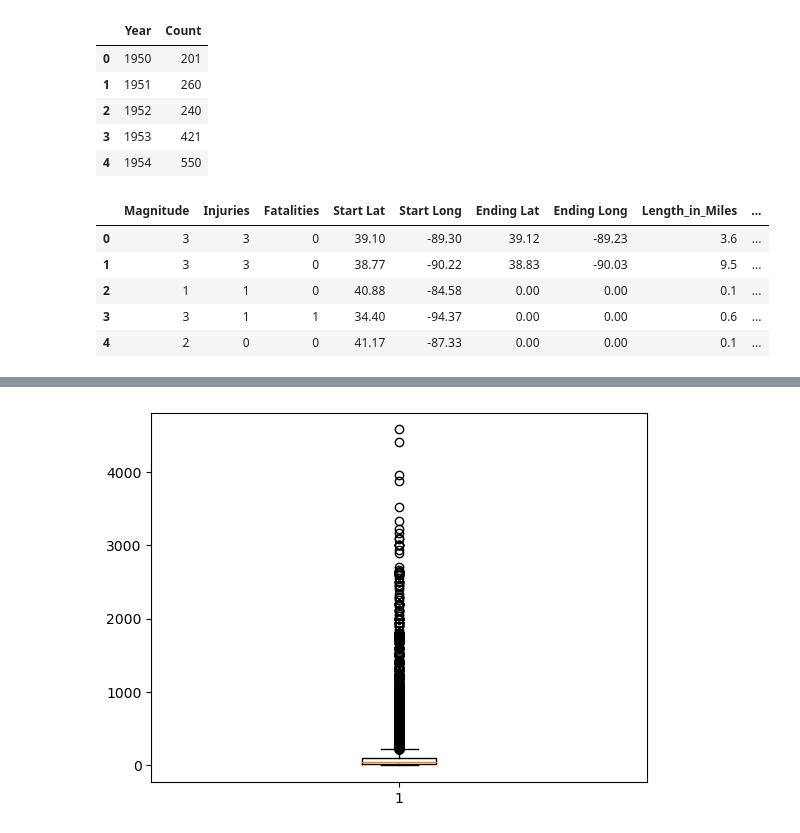
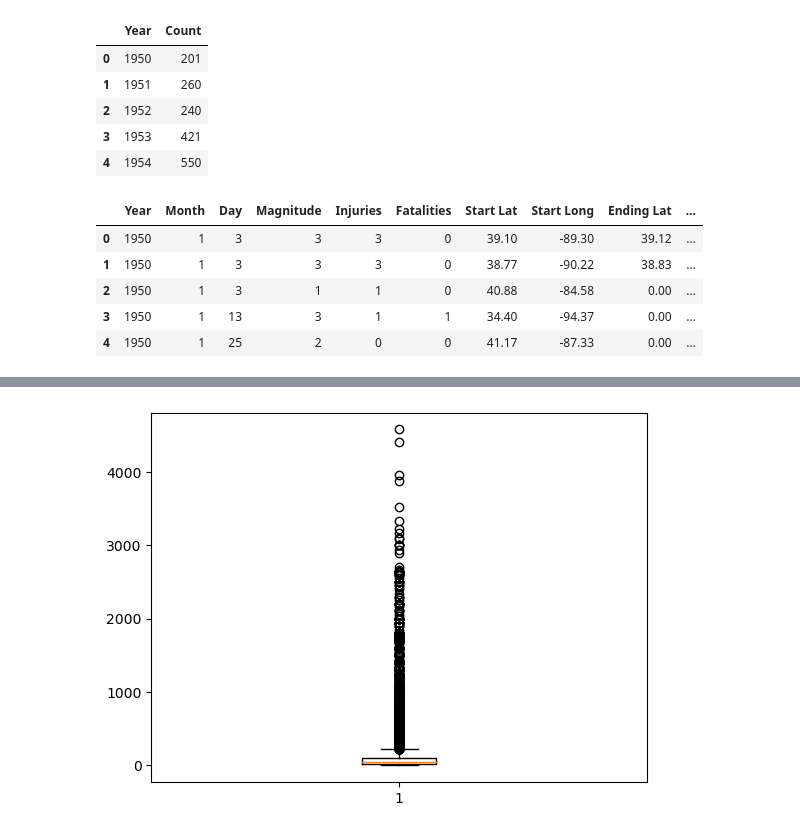
Before and after one commit to amiecostello22/Tornado_Alley, a Jupyter notebook: ML_Model.ipynb, the cells around one changed output, grey strips where cells are left out. Drawn from its saved outputs; the diff is of its cells as text; code cells hidden in the pictures.

```diff
--- a/ML_Model.ipynb
+++ b/ML_Model.ipynb
@@ -86,16 +87,16 @@ count_df.head()
 # %%
 # drop columns if needed
 # the date column is redundant because of the Year, Month, and Day columns
 # state is considered redundant because of the lat and lon
-df.drop(columns =["Year","Month","Day","Date", "State"], inplace=True)
+df.drop(columns =["Date", "State"], inplace=True)
 df.head()
 # %% [output]
-|  | Magnitude | Injuries | Fatalities | Start Lat | Start Long | Ending Lat | Ending Long | Length_in_Miles | ... |
-| 0 | 3 | 3 | 0 | 39.10 | -89.30 | 39.12 | -89.23 | 3.6 | ... |
-| 1 | 3 | 3 | 0 | 38.77 | -90.22 | 38.83 | -90.03 | 9.5 | ... |
-| 2 | 1 | 1 | 0 | 40.88 | -84.58 | 0.00 | 0.00 | 0.1 | ... |
-| 3 | 3 | 1 | 1 | 34.40 | -94.37 | 0.00 | 0.00 | 0.6 | ... |
-| 4 | 2 | 0 | 0 | 41.17 | -87.33 | 0.00 | 0.00 | 0.1 | ... |
+|  | Year | Month | Day | Magnitude | Injuries | Fatalities | Start Lat | Start Long | Ending Lat | ... |
+| 0 | 1950 | 1 | 3 | 3 | 3 | 0 | 39.10 | -89.30 | 39.12 | ... |
+| 1 | 1950 | 1 | 3 | 3 | 3 | 0 | 38.77 | -90.22 | 38.83 | ... |
+| 2 | 1950 | 1 | 3 | 1 | 1 | 0 | 40.88 | -84.58 | 0.00 | ... |
+| 3 | 1950 | 1 | 13 | 3 | 1 | 1 | 34.40 | -94.37 | 0.00 | ... |
+| 4 | 1950 | 1 | 25 | 2 | 0 | 0 | 41.17 | -87.33 | 0.00 | ... |
 # %%
 df.describe()
 # %% [output]
```
Also changed, not shown: parts of 24 cells of this notebook, 1 other file.
